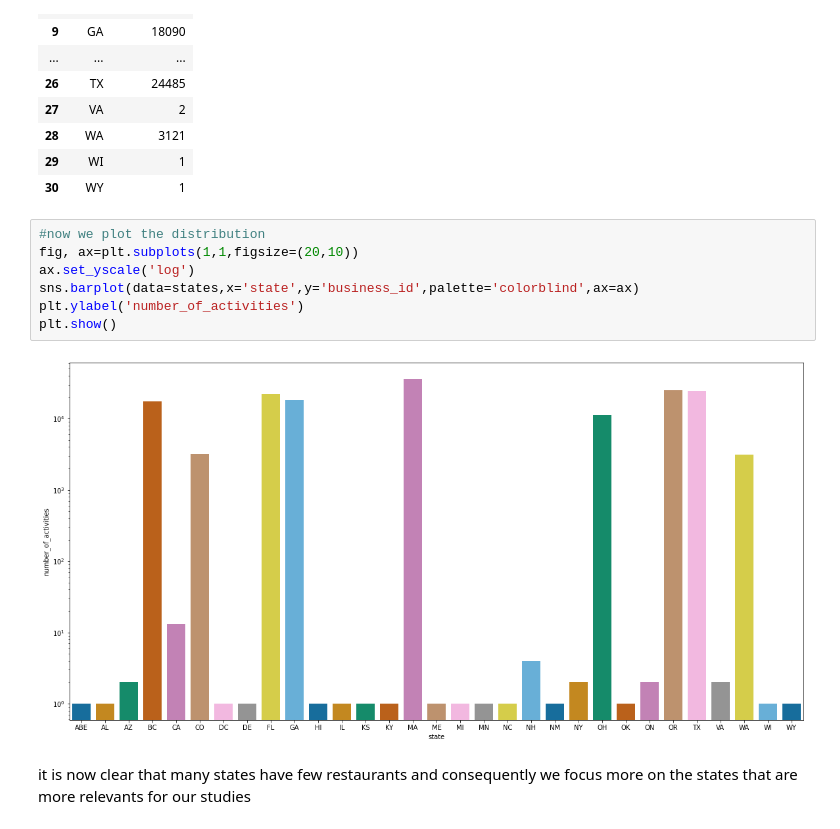
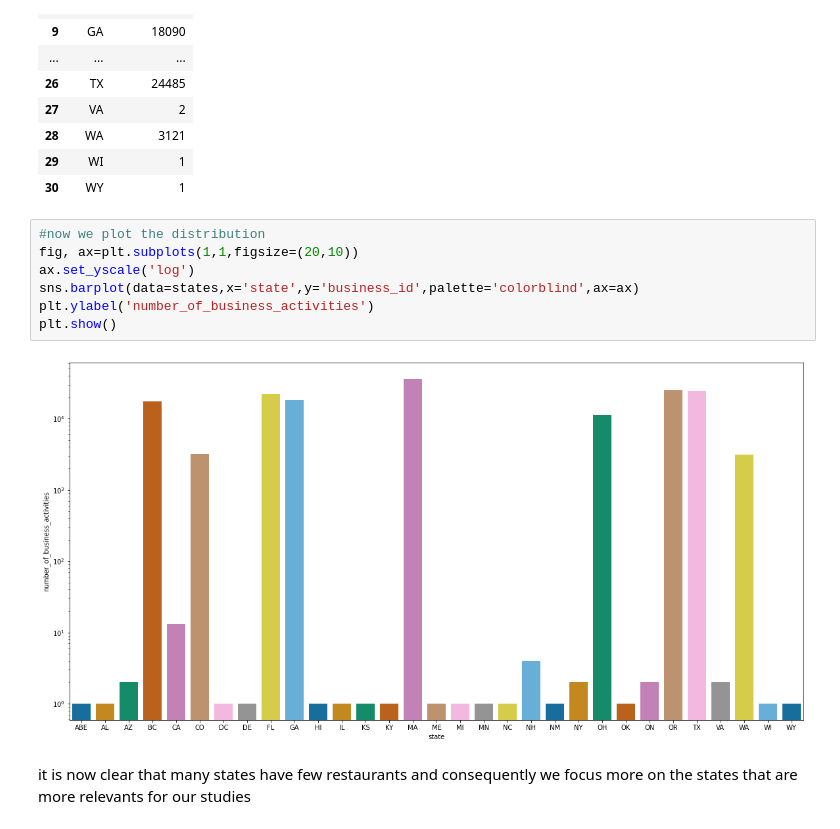
Before and after one commit to lucarossi9/Statistical-computation-project-2, a Jupyter notebook: time_space_analysis.ipynb, the cells around one changed output. Saved outputs shown, nothing was run; the diff lists cells and outputs as text.

```diff
--- a/time_space_analysis.ipynb
+++ b/time_space_analysis.ipynb
@@ -477,12 +496,12 @@ states
 # %%
 #now we plot the distribution
 fig, ax=plt.subplots(1,1,figsize=(20,10))
 ax.set_yscale('log')
 sns.barplot(data=states,x='state',y='business_id',palette='colorblind',ax=ax)
-plt.ylabel('number_of_activities')
+plt.ylabel('number_of_business_activities')
 plt.show()
 # %% [output]
-[figure, old version]
+[figure, new version]
 # %% [markdown]
 it is now clear that many states have few restaurants and consequently we focus more on the states that are more relevants for our studies
 # %%
```
Also changed, not shown: parts of 4 cells of this notebook.
